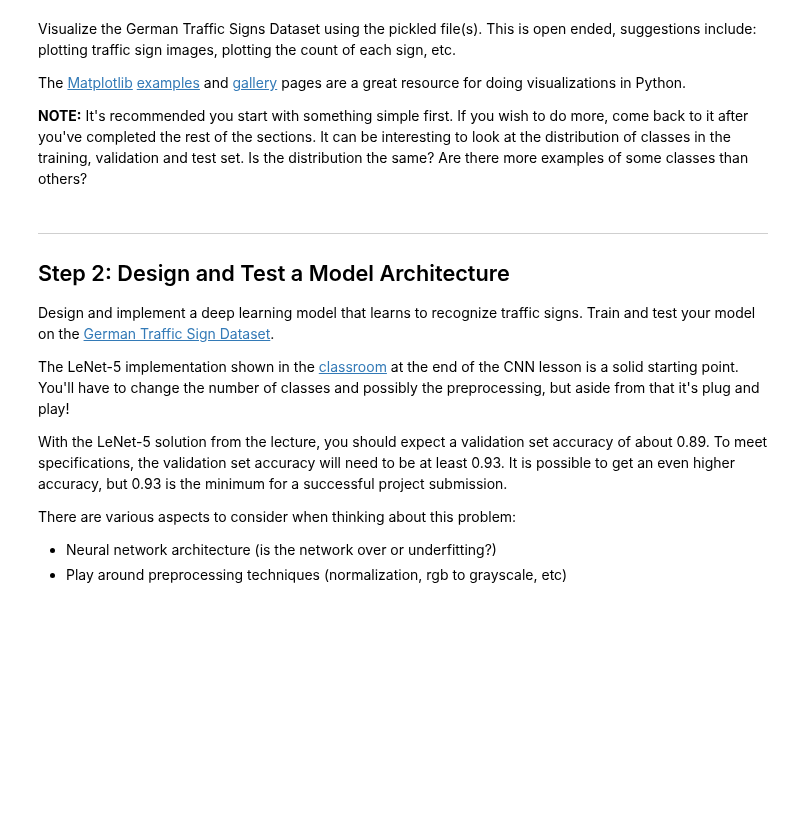
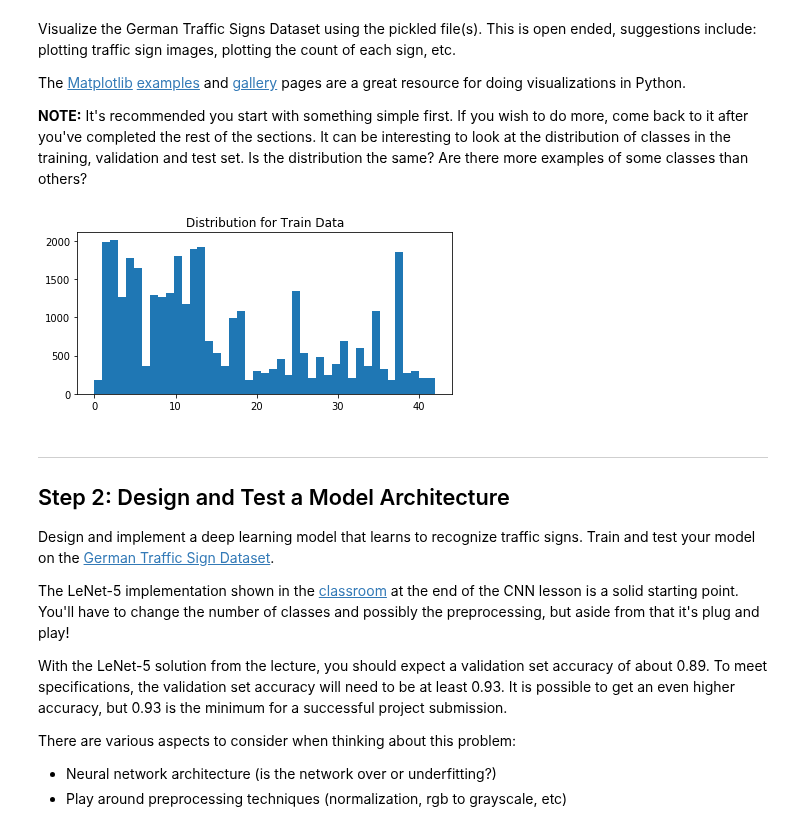
Before and after one commit to volkodava/CarND-Traffic-Sign-Classifier-Project, a Jupyter notebook: Traffic_Sign_Classifier.ipynb, the cells around one changed output. Saved outputs shown, nothing was run; the diff lists cells and outputs as text; code cells hidden in the pictures; blank space fills up the shorter version.

Commit message:
aligned notebook with experiments in python file

```diff
--- a/Traffic_Sign_Classifier.ipynb
+++ b/Traffic_Sign_Classifier.ipynb
@@ -22,29 +50,4 @@ The [rubric](https://review.udacity.com/#!/rubrics/481/view) contains "Stand Out
 # %%
-import csv
-import glob
-import os
-import pickle
-import sys
-import warnings
-import zipfile
-from functools import partial
-from os.path import basename
-from urllib.request import urlretrieve
-
-import cv2
-import matplotlib.pyplot as plt
-import numpy as np
-import tensorflow as tf
-from keras.preprocessing.image import ImageDataGenerator
-from skimage import exposure
-from sklearn.metrics import confusion_matrix
-from sklearn.utils import shuffle
-from tensorflow.contrib.layers import flatten
-from tqdm import tqdm
-# Visualizations will be shown in the notebook.
-%matplotlib inline
-
-
 def download_file(url, filepath):
     def reporthook(blocknum, blocksize, totalsize):
         readsofar = blocknum * blocksize
@@ -111,17 +114,13 @@ def read_csv(filepath, skip_header=True):
 
 
 def save_obj(obj, outfile):
-    # np.save(outfile, obj)
     with open(outfile, 'wb') as f:
         pickle.dump(obj, f, protocol=pickle.HIGHEST_PROTOCOL)
 
 
 def load_obj(outfile):
-    # return np.load(outfile)
-    res = None
     with open(outfile, 'rb') as f:
-        res = pickle.load(f)
-    return res
+        return pickle.load(f)
 
 
 def copy_array(arr):
@@ -160,7 +159,7 @@ def plot_train_results(results, filepath=None):
     plt.show()
 
 
-def show_distribution(classes, n_classes, title, filepath=None):
+def plot_distribution(classes, n_classes, title, filepath=None):
     plt.figure(figsize=(6, 3))
     plt.title('Distribution for {}'.format(title))
     plt.hist(classes, bins=n_classes)
@@ -336,7 +346,9 @@ The [Matplotlib](http://matplotlib.org/) [examples](http://matplotlib.org/exampl
 
 **NOTE:** It's recommended you start with something simple first. If you wish to do more, come back to it after you've completed the rest of the sections. It can be interesting to look at the distribution of classes in the training, validation and test set. Is the distribution the same? Are there more examples of some classes than others?
 # %%
-show_distribution(y_train, n_classes, 'Train Data')
+plot_distribution(y_train, n_classes, 'Train Data')
+# %% [output]
+[figure, added]
 # %% [markdown]
 ----
 
```
Also changed, not shown: parts of 41 cells of this notebook, 1 other file.
